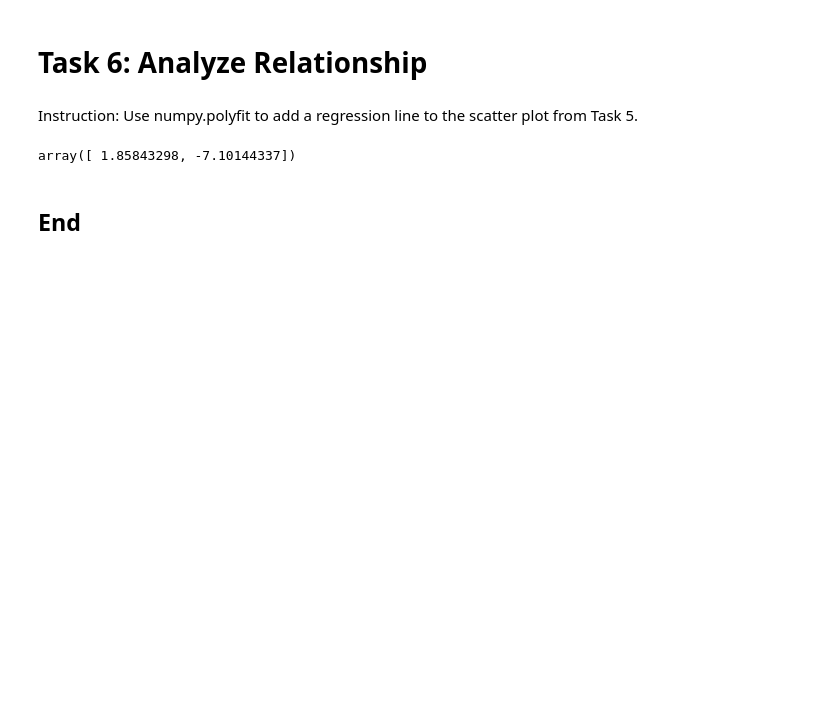
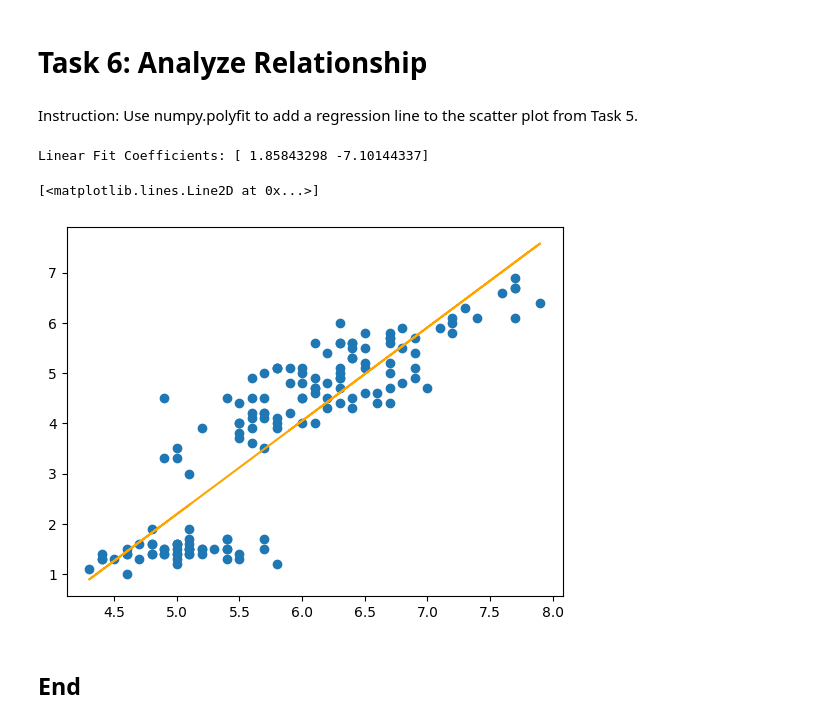
Before and after one commit to tanyasanjuan/principles_of_data_analytics, a Jupyter notebook: iris-dataset-tasks.ipynb, the cells around one changed output. Cells and saved outputs as stored; diff of their text form; code cells hidden in the pictures; blank space fills up the shorter version.

Commit message:
Task 6 - added a regression line in relation of plot task 5.

```diff
--- a/iris-dataset-tasks.ipynb
+++ b/iris-dataset-tasks.ipynb
@@ -247,11 +247,22 @@ Instruction: Use numpy.polyfit to add a regression line to the scatter plot from
 # First step to add a regression line is to import numpy.
 import numpy as np
 # %%
-# Use poliyft to add a line to the data.
+# Use poliyft to fit a line to the data.
 # resource: https://numpy.org/doc/stable/reference/generated/numpy.polyfit.html
+# https://www.geeksforgeeks.org/numpys-polyfit-function-a-comprehensive-guide/
+
 # Regression line (polynomial of degree 1)
-np.polyfit(x, y, 1)
+coefficients = np.polyfit(x, y, 1)
+print("Linear Fit Coefficients:", coefficients)
+
+# Polynomial function
+poly = np.poly1d(coefficients)
+
+plt.scatter(x, y)
+plt.plot(x, poly(x), label='Linear Fit', color='orange')
 # %% [output]
-array([ 1.85843298, -7.10144337])
+Linear Fit Coefficients: [ 1.85843298 -7.10144337]
+[<matplotlib.lines.Line2D at 0x...>]
+[figure, added]
 # %% [markdown]
 ## End
```
